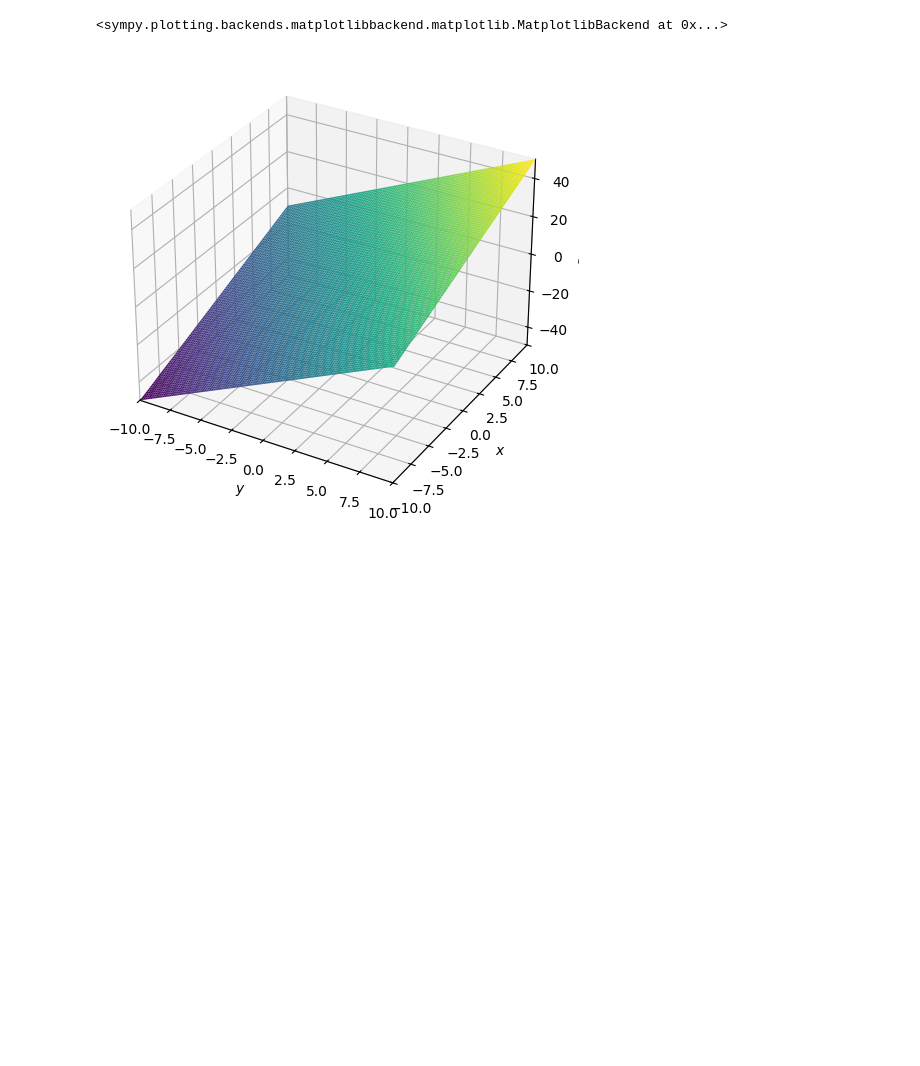
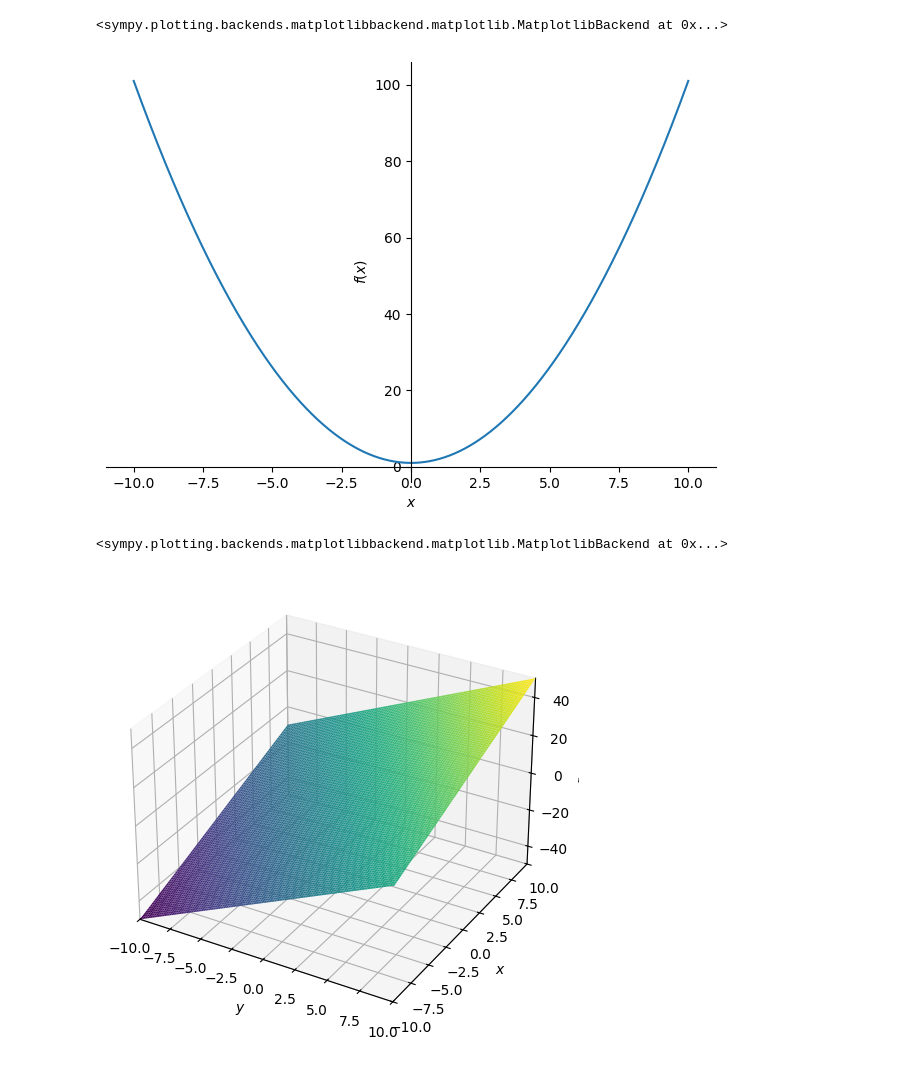
Before and after one commit to mawilsn/essential-math-for-data-science, a Jupyter notebook: chap1/Chap1PythonExamples.ipynb, the cells around one changed output. Cells and saved outputs as stored; diff of their text form; code cells hidden in the pictures; blank space fills up the shorter version.

```diff
--- a/chap1/Chap1PythonExamples.ipynb
+++ b/chap1/Chap1PythonExamples.ipynb
@@ -10,4 +10,12 @@ plot(f)
 # %% [output]
 [figure]
 <sympy.plotting.backends.matplotlibbackend.matplotlib.MatplotlibBackend at 0x...>
+# %%
+# Charing an exponential function
+x = symbols('x')
+f = x**2 + 1
+plot(f)
+# %% [output]
+[figure, added]
+<sympy.plotting.backends.matplotlibbackend.matplotlib.MatplotlibBackend at 0x...>
 # %%
```
Also changed, not shown: parts of 11 cells of this notebook.
